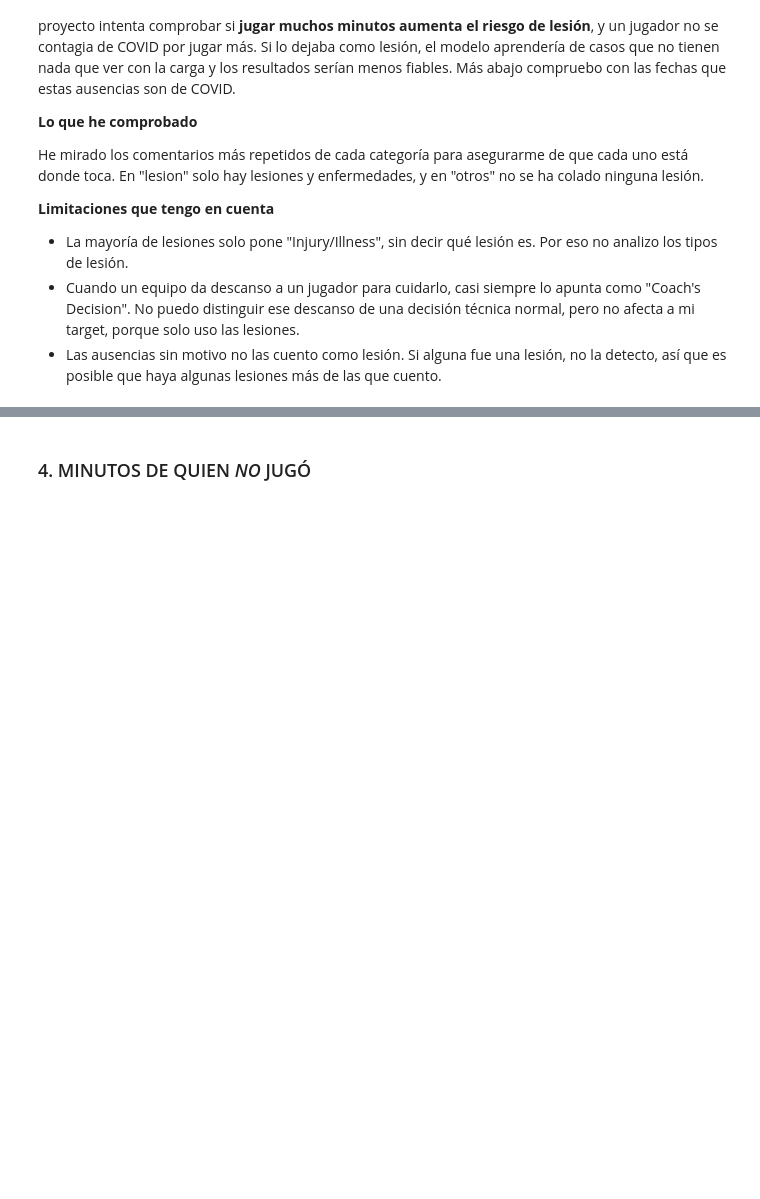
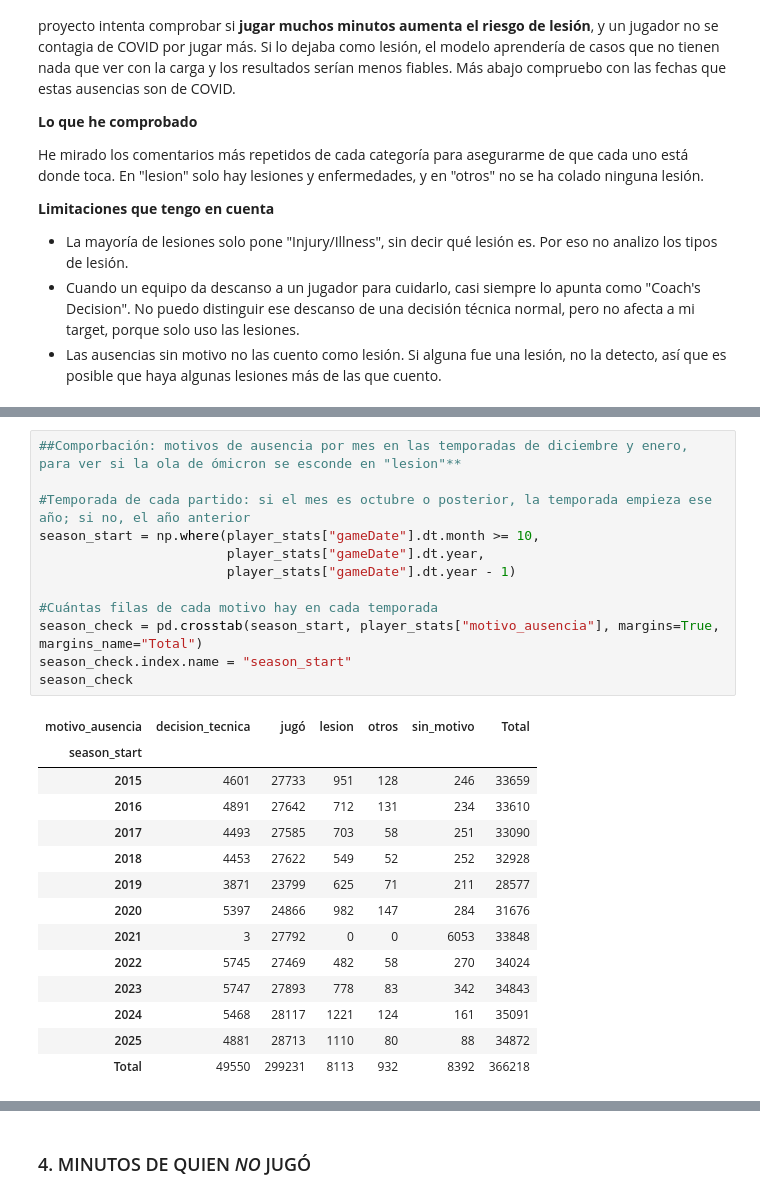
Before and after one commit to andreaga-pixel/NBA-dsci-AGA, a Jupyter notebook: project/notebooks/02-limpieza.ipynb, the cells around one changed output, grey strips where cells are left out. Drawn from its saved outputs; the diff is of its cells as text; blank space fills up the shorter version.

```diff
--- a/project/notebooks/02-limpieza.ipynb
+++ b/project/notebooks/02-limpieza.ipynb
@@ -331,0 +402,27 @@ He mirado los comentarios más repetidos de cada categoría para asegurarme de q
+# %%
+##Comporbación: motivos de ausencia por mes en las temporadas de diciembre y enero, para ver si la ola de ómicron se esconde en "lesion"**
+
+#Temporada de cada partido: si el mes es octubre o posterior, la temporada empieza ese año; si no, el año anterior
+season_start = np.where(player_stats["gameDate"].dt.month >= 10,
+                        player_stats["gameDate"].dt.year,
+                        player_stats["gameDate"].dt.year - 1)
+
+#Cuántas filas de cada motivo hay en cada temporada
+season_check = pd.crosstab(season_start, player_stats["motivo_ausencia"], margins=True, margins_name="Total")
+season_check.index.name = "season_start"
+season_check
+# %% [output]
+| motivo_ausencia | decision_tecnica | jugó | lesion | otros | sin_motivo | Total |
+| season_start |  |  |  |  |  |  |
+| 2015 | 4601 | 27733 | 951 | 128 | 246 | 33659 |
+| 2016 | 4891 | 27642 | 712 | 131 | 234 | 33610 |
+| 2017 | 4493 | 27585 | 703 | 58 | 251 | 33090 |
+| 2018 | 4453 | 27622 | 549 | 52 | 252 | 32928 |
+| 2019 | 3871 | 23799 | 625 | 71 | 211 | 28577 |
+| 2020 | 5397 | 24866 | 982 | 147 | 284 | 31676 |
+| 2021 | 3 | 27792 | 0 | 0 | 6053 | 33848 |
+| 2022 | 5745 | 27469 | 482 | 58 | 270 | 34024 |
+| 2023 | 5747 | 27893 | 778 | 83 | 342 | 34843 |
+| 2024 | 5468 | 28117 | 1221 | 124 | 161 | 35091 |
+| 2025 | 4881 | 28713 | 1110 | 80 | 88 | 34872 |
+| Total | 49550 | 299231 | 8113 | 932 | 8392 | 366218 |
```
Also changed, not shown: parts of 9 cells of this notebook.
